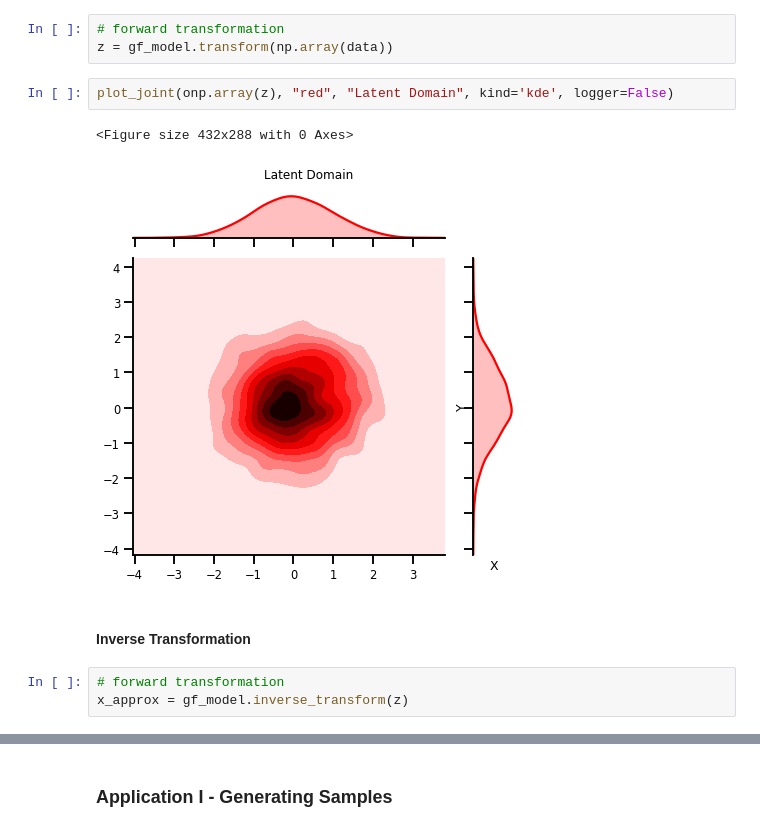
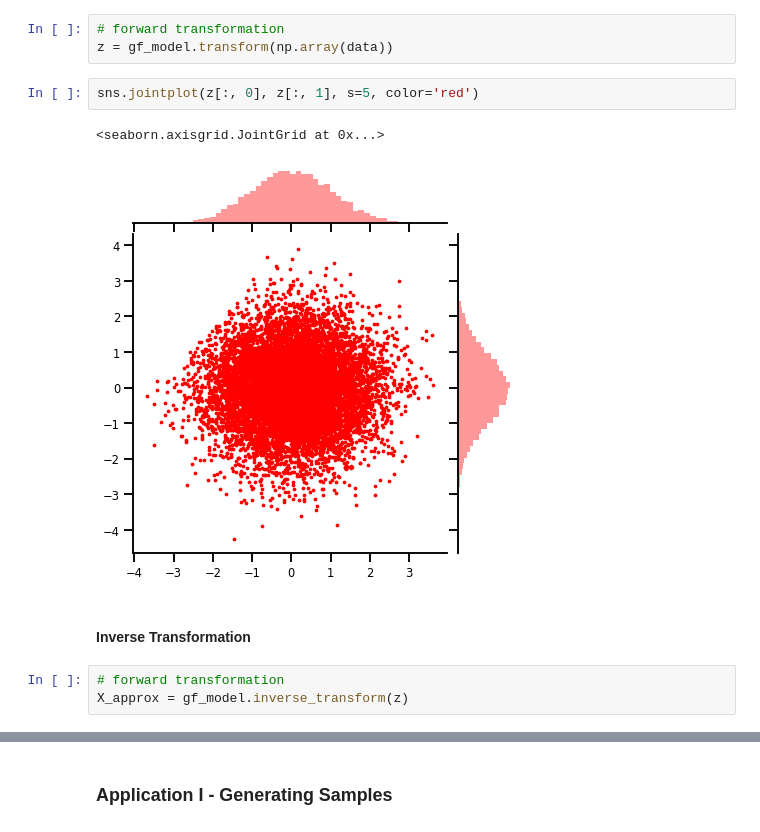
Before and after one commit to IPL-UV/rbig_jax, a Jupyter notebook: notebooks/parametric/1.0_Demo_GaussFlows.ipynb, the cells around one changed output, grey strips where cells are left out. Cells and saved outputs as stored; diff of their text form.

```diff
--- a/notebooks/parametric/1.0_Demo_GaussFlows.ipynb
+++ b/notebooks/parametric/1.0_Demo_GaussFlows.ipynb
@@ -201,13 +201,13 @@ plt.plot(losses)
 # %%
 # forward transformation
 z = gf_model.transform(np.array(data))
-# %%
-plot_joint(onp.array(z), "red", "Latent Domain", kind='kde', logger=False)
-# %% [output]
-<Figure size 432x288 with 0 Axes>
-[figure, removed]
+# %%
+sns.jointplot(z[:, 0], z[:, 1], s=5, color='red')
+# %% [output]
+<seaborn.axisgrid.JointGrid at 0x...>
+[figure, added]
 # %% [markdown]
 #### Inverse Transformation
 # %%
 # forward transformation
-x_approx = gf_model.inverse_transform(z)
+X_approx = gf_model.inverse_transform(z)
```
Also changed, not shown: parts of 17 cells of this notebook, 5 other files.
